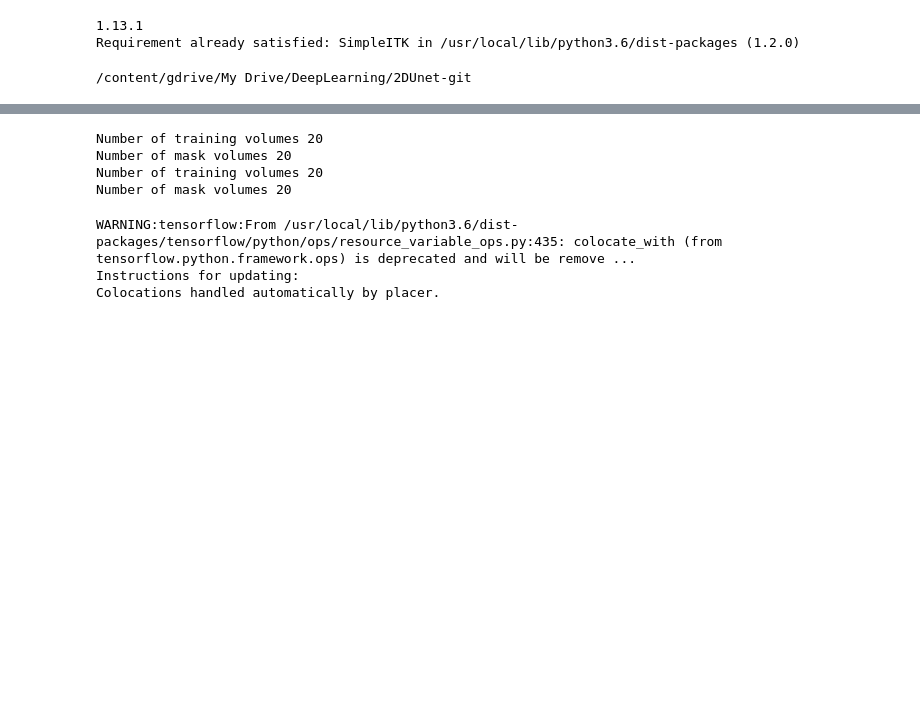
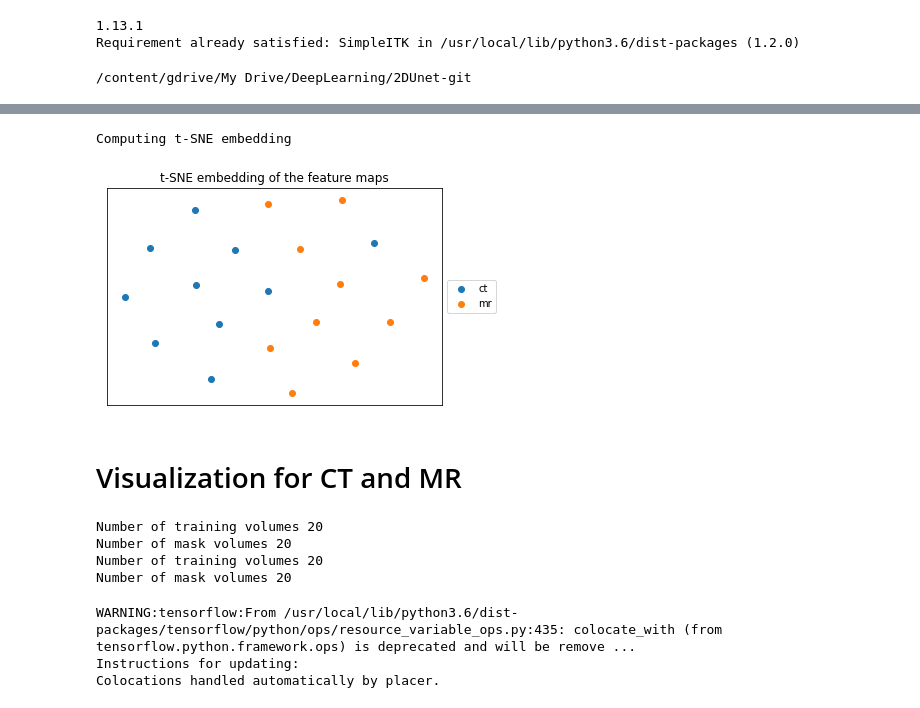
Before and after one commit to fkong7/Auto-LV-Modeling, a Jupyter notebook: Layer_visualization.ipynb, the cells around one changed output, grey strips where cells are left out. Drawn from its saved outputs; the diff is of its cells as text; code cells hidden in the pictures; blank space fills up the shorter version.

```diff
--- a/Layer_visualization.ipynb
+++ b/Layer_visualization.ipynb
@@ -37,0 +241,6 @@ from prediction import data_preprocess_intensity, data_preprocess_scale, data_pr
+# %%
+#ids = getLayerIndexByName(unet, ["max_pooling2d", "max_pooling2d_1", "max_pooling2d_2","max_pooling2d_3", "max_pooling2d_4", "conv2d_22"])
+ids = getLayerIndexByName(unet, ["conv2d_22"])
+print(ids)
+get_all_layer_outputs = K.function([unet.layers[0].input],
+                                  [unet.layers[i].output for i in ids])
@@ -38,3 +324,22 @@ from prediction import data_preprocess_intensity, data_preprocess_scale, data_pr
+# %%
+from sklearn import manifold
+#----------------------------------------------------------------------
+# t-SNE embedding of the digits dataset
+print("Computing t-SNE embedding")
+tsne = manifold.TSNE(n_components=2, init='pca', random_state=0)
+X_tsne = tsne.fit_transform(np.concatenate((outputs_mr, outputs_mr_eqlhst)))
+
+plot_embedding(X_tsne, np.array([np.zeros(num), np.ones(num)]).flatten(),
+               "t-SNE embedding of the feature maps")
+
+plt.show()
+del outputs_mr_eqlhst
+del outputs_mr
+# %% [output]
+Computing t-SNE embedding
+[figure, added]
+# %% [markdown]
+# Visualization for CT and MR
 # %%
 modality = ["ct", "mr"]
 data_folder = '/content/gdrive/My Drive/ImageData/MMWHS'
```
Also changed, not shown: parts of 21 cells of this notebook.
